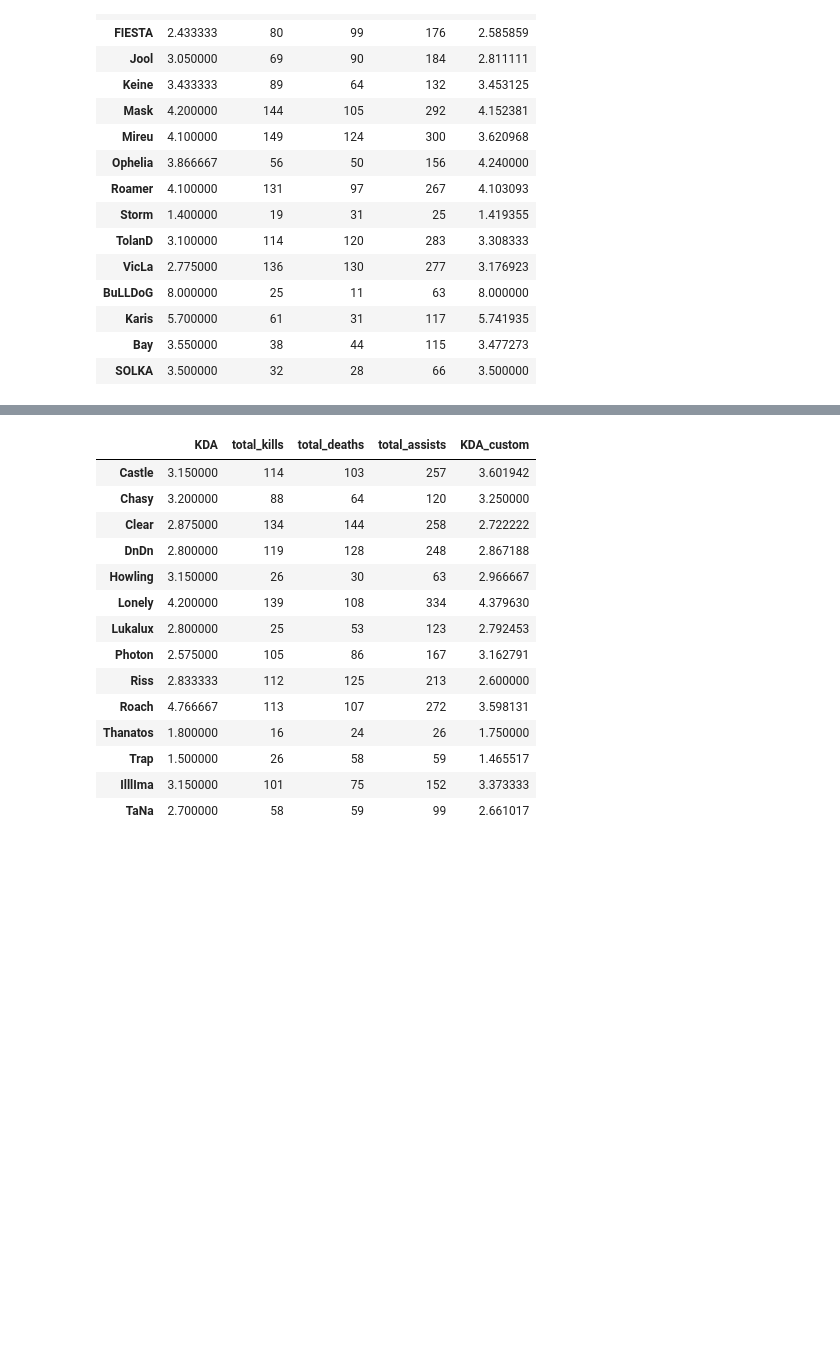
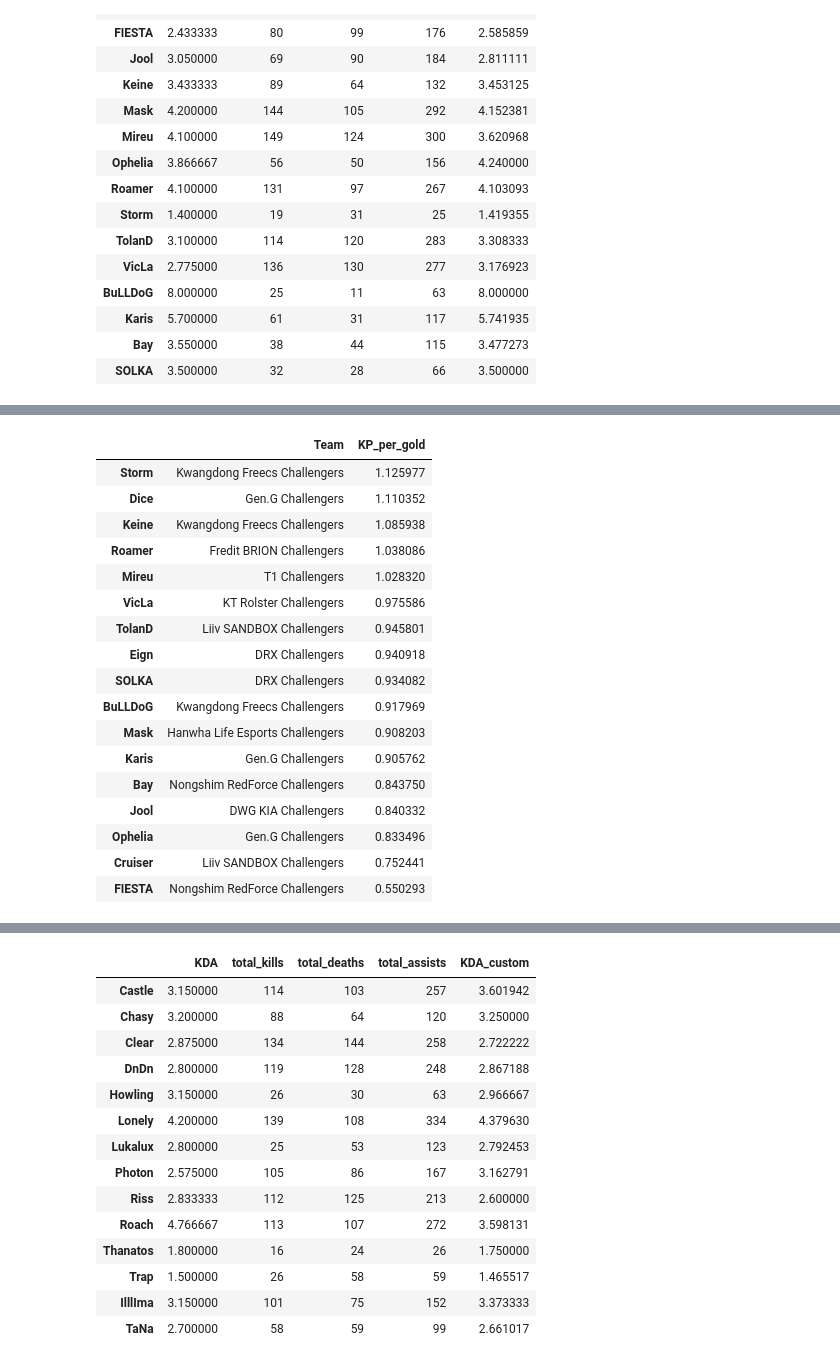
Before and after one commit to SFauth/LCK_CL_2021_Talent_Identification_Uni_Project, a Jupyter notebook: code.ipynb, the cells around one changed output, grey strips where cells are left out. Drawn from its saved outputs; the diff is of its cells as text; code cells hidden in the pictures; blank space fills up the shorter version.

```diff
--- a/code.ipynb
+++ b/code.ipynb
@@ -358,0 +347,21 @@ Middle[['KDA', 'total_kills', 'total_deaths', 'total_assists']].assign(KDA_custo
+# %%
+Middle.assign(KP_per_gold = Middle['kill_participation%']/Middle['average_share_team_gold%'])[['Team','KP_per_gold']].sort_values('KP_per_gold', ascending = False)
+# %% [output]
+|  | Team | KP_per_gold |
+| Storm | Kwangdong Freecs Challengers | 1.125977 |
+| Dice | Gen.G Challengers | 1.110352 |
+| Keine | Kwangdong Freecs Challengers | 1.085938 |
+| Roamer | Fredit BRION Challengers | 1.038086 |
+| Mireu | T1 Challengers | 1.028320 |
+| VicLa | KT Rolster Challengers | 0.975586 |
+| TolanD | Liiv SANDBOX Challengers | 0.945801 |
+| Eign | DRX Challengers | 0.940918 |
+| SOLKA | DRX Challengers | 0.934082 |
+| BuLLDoG | Kwangdong Freecs Challengers | 0.917969 |
+| Mask | Hanwha Life Esports Challengers | 0.908203 |
+| Karis | Gen.G Challengers | 0.905762 |
+| Bay | Nongshim RedForce Challengers | 0.843750 |
+| Jool | DWG KIA Challengers | 0.840332 |
+| Ophelia | Gen.G Challengers | 0.833496 |
+| Cruiser | Liiv SANDBOX Challengers | 0.752441 |
+| FIESTA | Nongshim RedForce Challengers | 0.550293 |
```
Also changed, not shown: parts of 14 cells of this notebook.
